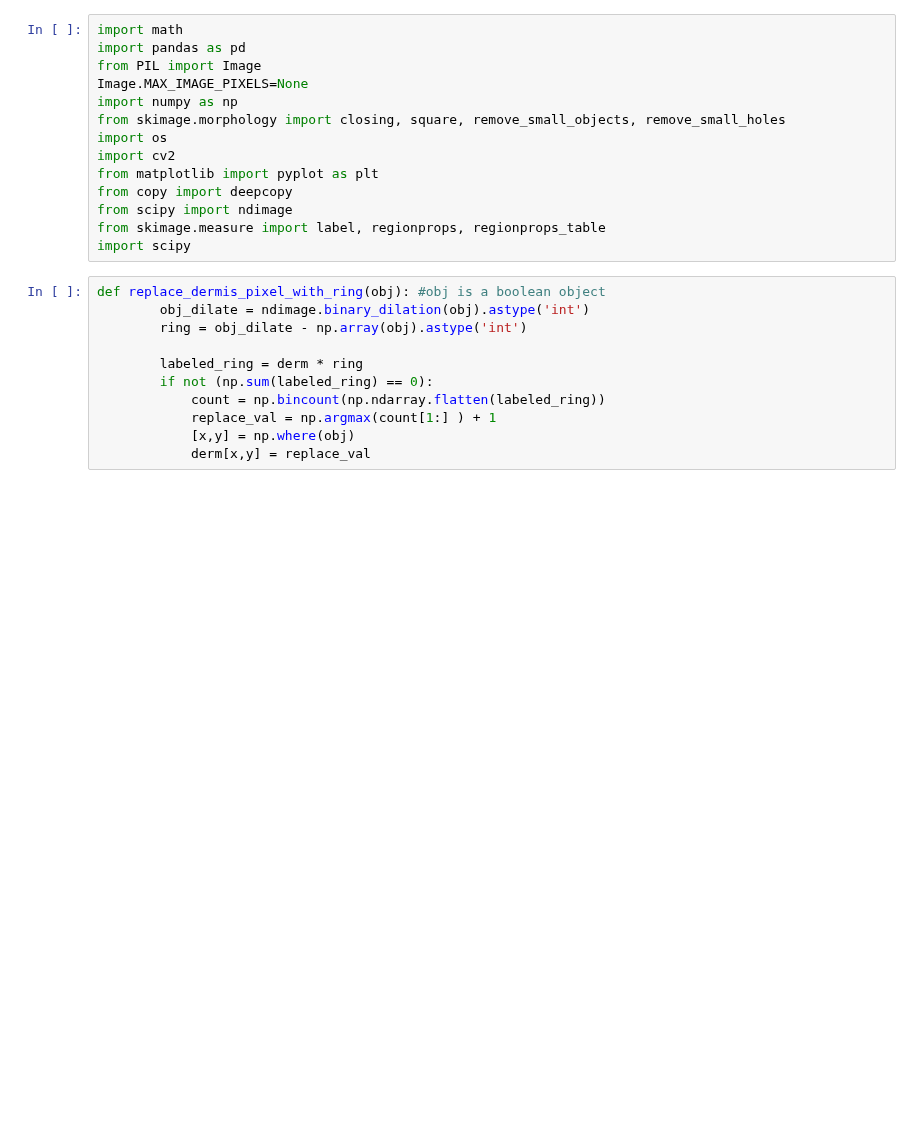
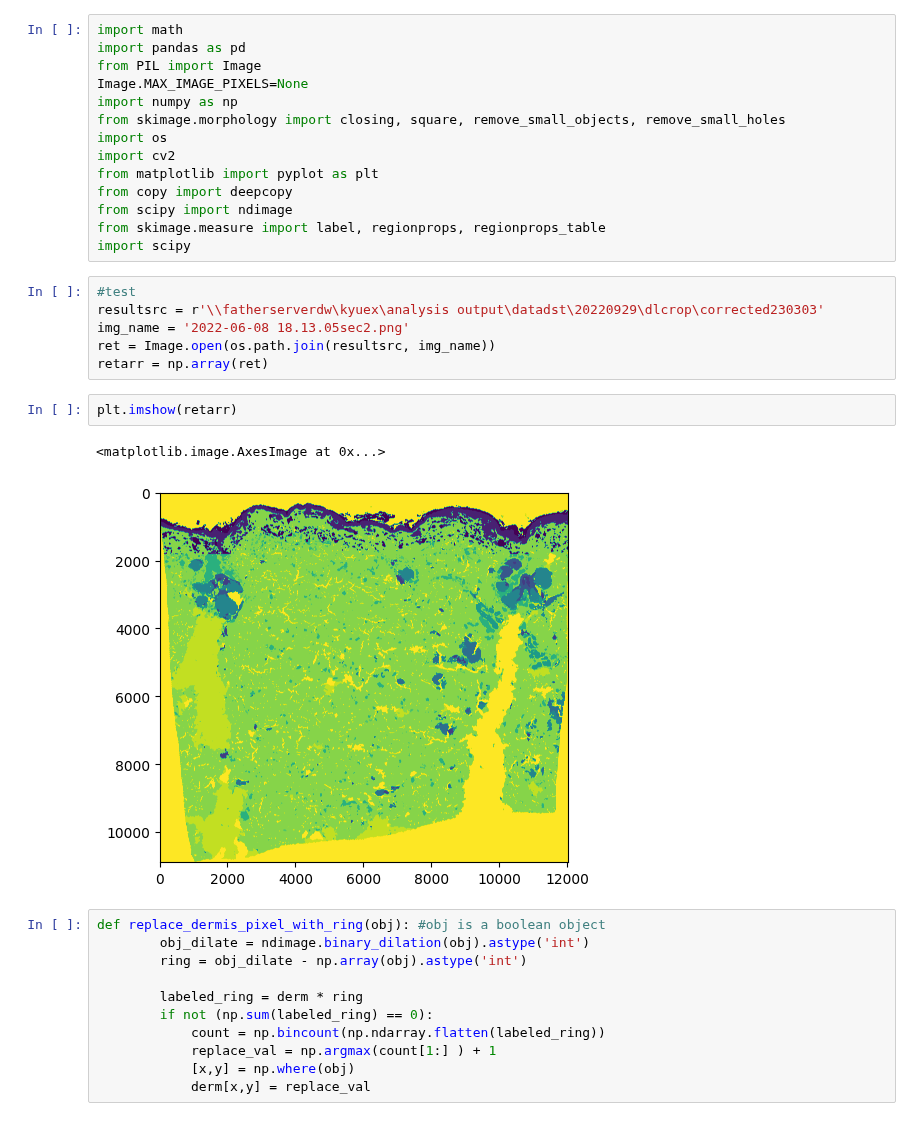
Before and after one commit to Wirtz-Lab/wsi_analysis, a Jupyter notebook: ashley/active/dl2epindermdl.ipynb, the cells around one changed output. Drawn from its saved outputs; the diff is of its cells as text; blank space fills up the shorter version.

```diff
--- a/ashley/active/dl2epindermdl.ipynb
+++ b/ashley/active/dl2epindermdl.ipynb
@@ -12,6 +12,17 @@ from copy import deepcopy
 from scipy import ndimage
 from skimage.measure import label, regionprops, regionprops_table
 import scipy
+# %%
+#test
+resultsrc = r'\\fatherserverdw\kyuex\analysis output\datadst\20220929\dlcrop\corrected230303'
+img_name = '2022-06-08 18.13.05sec2.png'
+ret = Image.open(os.path.join(resultsrc, img_name))
+retarr = np.array(ret)
+# %%
+plt.imshow(retarr)
+# %% [output]
+<matplotlib.image.AxesImage at 0x...>
+[figure, added]
 # %%
 def replace_dermis_pixel_with_ring(obj): #obj is a boolean object
         obj_dilate = ndimage.binary_dilation(obj).astype('int')
```
Also changed, not shown: 1 other file.
